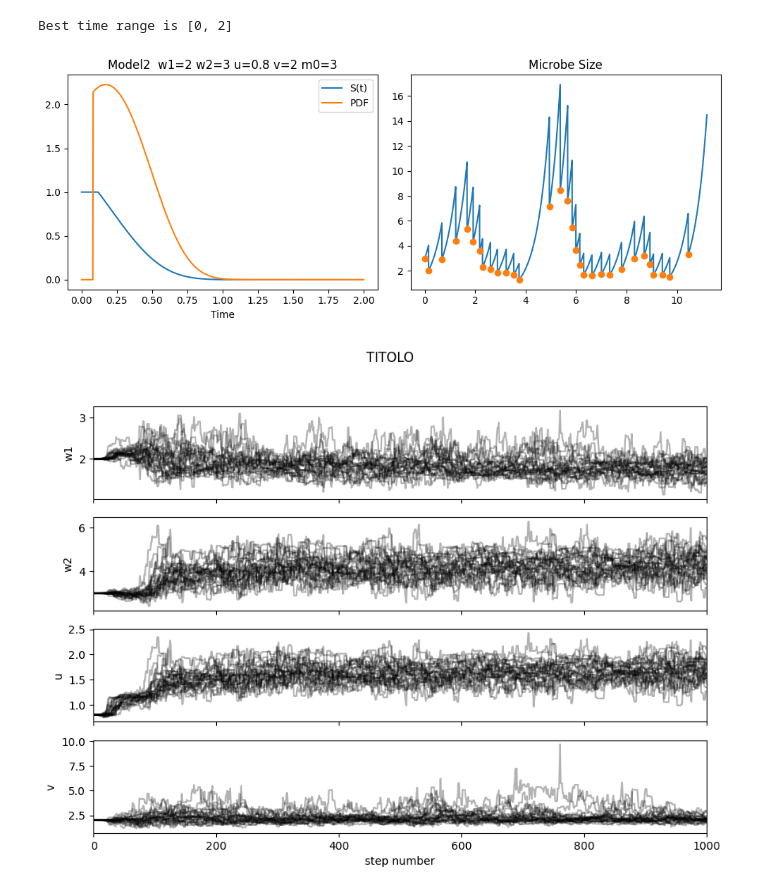
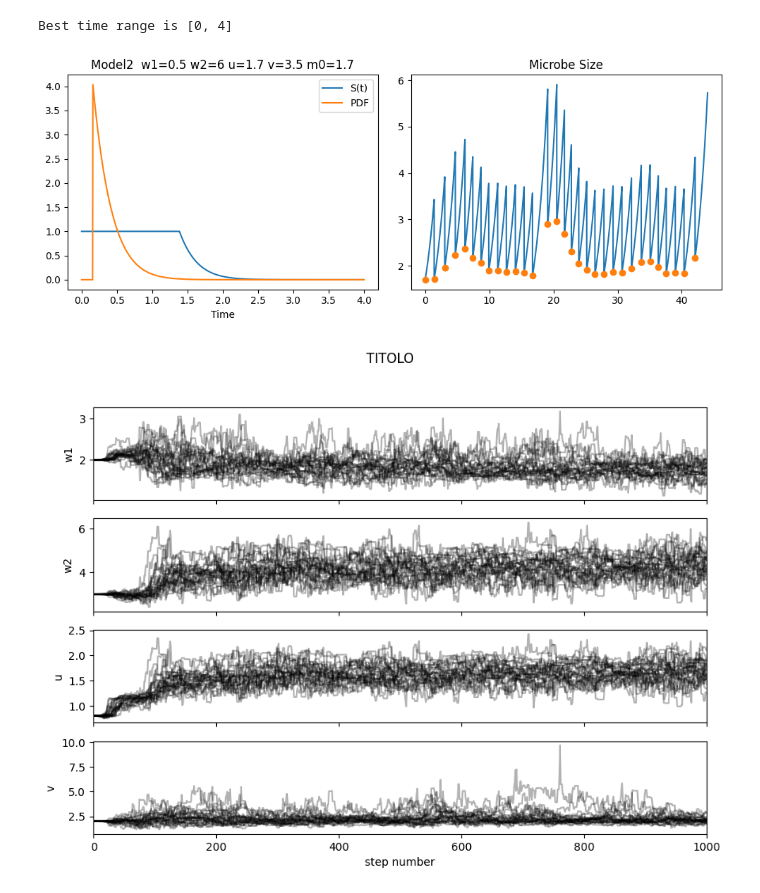
Before and after one commit to EmanueleSarte/microbial_growth, a Jupyter notebook: project_model2.ipynb, the cells around one changed output. Drawn from its saved outputs; the diff is of its cells as text; code cells hidden in the pictures.

Commit message:
Fix images

```diff
--- a/project_model2.ipynb
+++ b/project_model2.ipynb
@@ -22,40 +22,41 @@ np.random.seed(12345)
 USE_DATASET = False
 # %%
 if not USE_DATASET:
-    m0, w1, w2, u, v = 3, 2, 3, 0.8, 2
+    # m0, w1, w2, u, v = 3, 2, 3, 0.8, 2
+    m0, w1, w2, u, v = 1.7, 0.5, 6, 1.7, 3.5
     model = Model2(m0=m0, w1=w1, w2=w2, u=u, v=v)
 
 
 
     # Here we define our model
     # a, b, c, d, w2, u, v = 4, 0.3, 3, 10, 0.8, 2, 3
     # m_f_i = 5
     # model = Model3(a=a, b=b, c=c, d=d, m_f=m_f_i, w2=w2, u=u, v=v)
 
     # Plot the model
     fig, axs = plt.subplots(1, 2, figsize=(10, 4))
     model.get_figure(axs[0])
 
 
     # Here we make the model evolve (and divide)
     n_generations = 400
     evolver = Evolver(model=model)
     evolver.evolve(n_generations, debug=False)
 
     # Here we show some of the result
     end_gen = 30
     time, data = evolver.get_data(0, end_gen)
     final_time, final_data = evolver.get_start_data(0, end_gen)
 
     ptime = evolver.time[evolver.offset_start[0] : evolver.offset_end[end_gen] + 1]
     params = evolver.params[evolver.offset_start[0] : evolver.offset_end[end_gen] + 1]
 
     axs[1].plot(time, data[:, 0])
     axs[1].set_title('Microbe Size')
     axs[1].plot(final_time, final_data[:, 0], marker = 'o', linestyle = '');
 # %% [output]
-Best time range is [0, 2]
+Best time range is [0, 4]
-[figure, old version]
+[figure, new version]
 # %%
 # Here we use the data generated from our model to estimate the parameters
 
```
Also changed, not shown: 2 other files.
